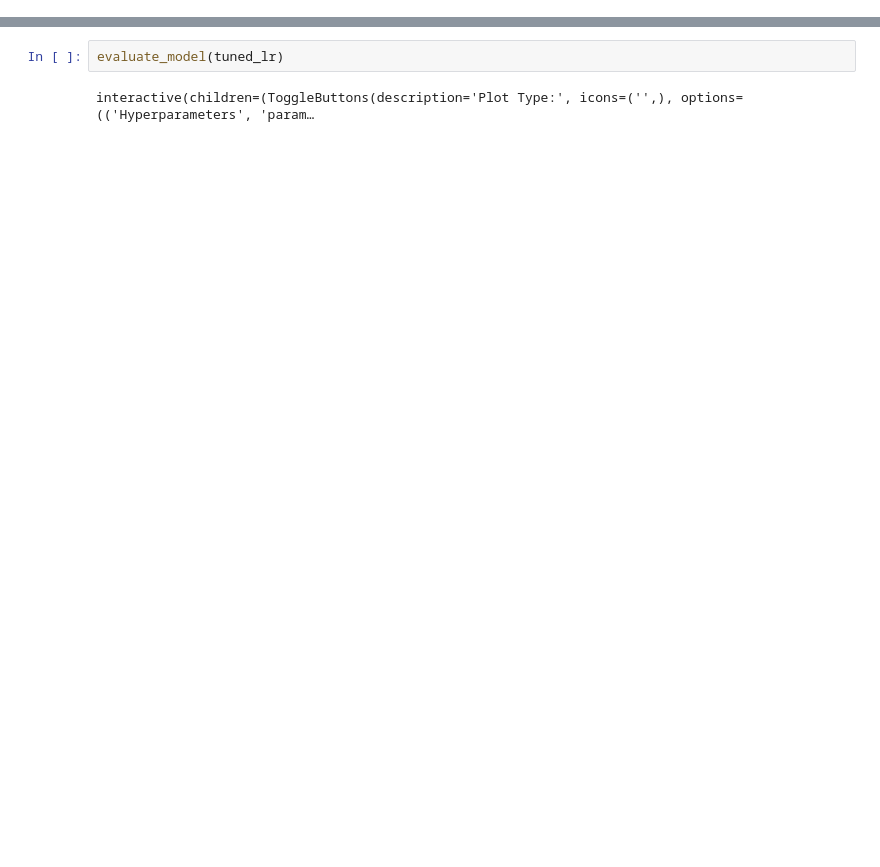
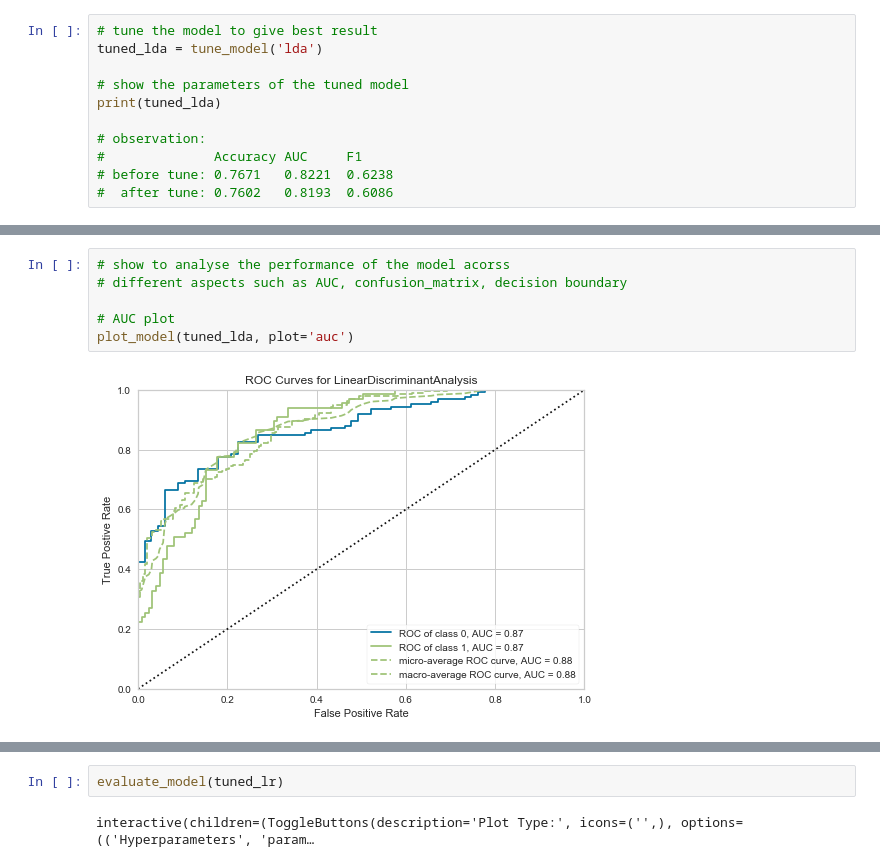
Before and after one commit to koayst/pycaret_pima-indians-diabetes, a Jupyter notebook: PyCaret-Pima-Indians-Diabetes.ipynb, the cells around one changed output, grey strips where cells are left out. Drawn from its saved outputs; the diff is of its cells as text; blank space fills up the shorter version.

```diff
--- a/PyCaret-Pima-Indians-Diabetes.ipynb
+++ b/PyCaret-Pima-Indians-Diabetes.ipynb
@@ -149,0 +153,11 @@ plot_model(tuned_lr, plot='confusion_matrix')
+# %%
+# tune the model to give best result
+tuned_lda = tune_model('lda')
+
+# show the parameters of the tuned model
+print(tuned_lda)
+
+# observation:
+#              Accuracy AUC     F1
+# before tune: 0.7671   0.8221  0.6238
+#  after tune: 0.7602   0.8193  0.6086
@@ -149,0 +180,8 @@ plot_model(tuned_lr, plot='confusion_matrix')
+# %%
+# show to analyse the performance of the model acorss
+# different aspects such as AUC, confusion_matrix, decision boundary
+
+# AUC plot
+plot_model(tuned_lda, plot='auc')
+# %% [output]
+[figure, added]
```
Also changed, not shown: parts of 41 cells of this notebook.
